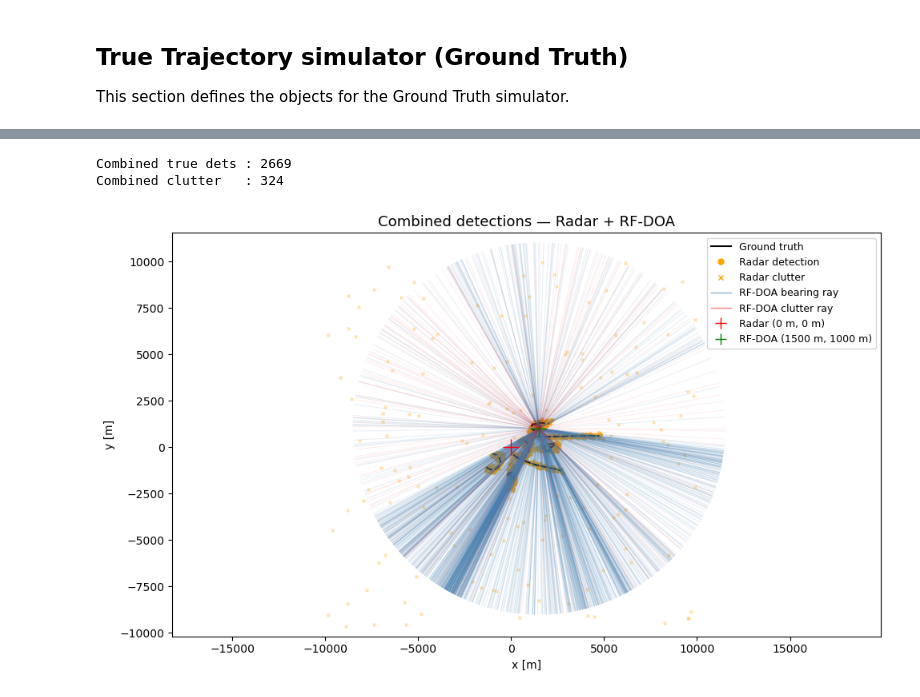
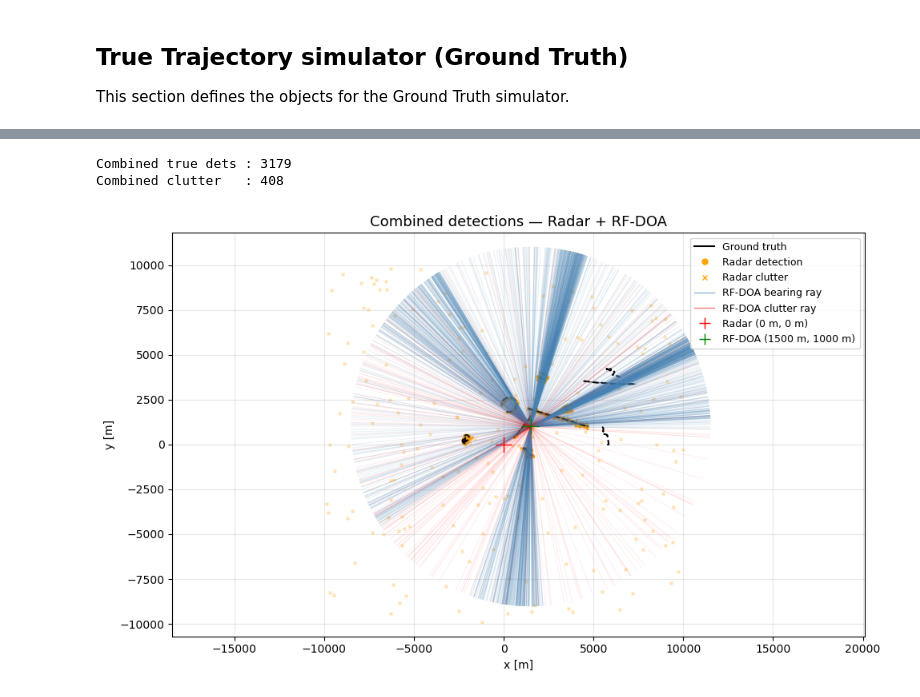
Before and after one commit to UmbertoMaffei/Multi-Sensor-Data-Fusion-for-Multi-Target-Drone-Tracking-in-Counter-UAS-Applications, a Jupyter notebook: SS_examples/RF_RADAR_Ex_v3.ipynb, the cells around one changed output, grey strips where cells are left out. Drawn from its saved outputs; the diff is of its cells as text; code cells hidden in the pictures.

Commit message:
GT, UKU and final plots bug fixes. Other improvements.

```diff
--- a/SS_examples/RF_RADAR_Ex_v3.ipynb
+++ b/SS_examples/RF_RADAR_Ex_v3.ipynb
@@ -52,13 +52,13 @@ from stonesoup.initiator.base import Initiator
 ## Ground Truth Simulation params
 
 start_time = datetime.now()
-np.random.seed(49)
-random.seed(54)
+np.random.seed(16)
+random.seed(457)
 
-initial_number_targets = 2 # initial number of target
-birth_rate = 0          # new target spawn probability at each timestamp
+initial_number_targets = 3 # initial number of target
+birth_rate = 0         # new target spawn probability at each timestamp
 death_probability = 0  # death probability at each timestamp
-num_steps = 200         # simulated steps
+num_steps = 250        # simulated steps
 # %% [markdown]
 ## Sensor parameters
 
@@ -316,34 +316,37 @@ transition_model_cnstvel = CombinedGaussianTransitionModel([
 
 
 def make_random_initial_state(seed=None):
+
     if seed is not None:
         np.random.seed(seed)
 
     # Valori nominali
-    pos_nominal_xy = 0
-    pos_nominal_z = 2000
+    pos_nominal_x = 1500
+    pos_nominal_y = 1800
+    pos_nominal_z = 500
     vel_nominal_xy = 0
     vel_nominal_z = 3
 
     # Perturbazioni (sigma della posizione e velocità)
-    pos_std_xy = 600
+    pos_std_x = 2000
+    pos_std_y = 2000
     pos_std_z = 300
     vel_std_xy = 5
     vel_std_z = 1
 
     state_vec = StateVector([
 
-        [pos_nominal_xy + np.random.normal(0, pos_std_xy)],
+        [pos_nominal_x + np.random.normal(0, pos_std_x)],
         [vel_nominal_xy + np.random.normal(0, vel_std_xy)],
-        [pos_nominal_xy + np.random.normal(0, pos_std_xy)],
+        [pos_nominal_y + np.random.normal(0, pos_std_x)],
         [vel_nominal_xy + np.random.normal(0, vel_std_xy)],
         [pos_nominal_z + np.random.normal(0, pos_std_z)],
         [vel_nominal_z  + np.random.normal(0, vel_std_z)],
     ])
 
-    covar = CovarianceMatrix(np.diag([500, 5, 500, 2, 300, 2]))
+    covar = CovarianceMatrix(np.diag([1500, 5, 1500, 2, 300, 2]))
 
-    return GaussianState(state_vector=state_vec, covar=covar)
+    return GaussianState(state_vector = state_vec, covar = covar)
 
 
 
@@ -351,7 +354,7 @@ def make_random_initial_state(seed=None):
 
 gt_simulator_spiral = SingleTargetGroundTruthSimulator(
     transition_model = transition_model_spiral,
-    initial_state = make_random_initial_state(305),
+    initial_state = make_random_initial_state(35),
     timestep = timedelta(seconds = 1),
     number_steps = num_steps
 )
@@ -363,7 +366,7 @@ model_probs = np.array([[0.7, 0.3],   # da modello 0: rimani su 0, passa a 1
 gt_simulator_csntvel = MultiTargetGroundTruthSimulator(
 
     transition_model = transition_model_cnstvel,
-    initial_state = make_random_initial_state(4006),
+    initial_state = make_random_initial_state(46),
     timestep = timedelta(seconds = 1),
     initial_number_targets = initial_number_targets,
     number_steps = num_steps,
@@ -375,7 +378,7 @@ gt_simulator_csntvel = MultiTargetGroundTruthSimulator(
 gt_simulator_knwtr = MultiTargetGroundTruthSimulator(
 
     transition_model = transition_model_knwturnrt_sm,
-    initial_state = make_random_initial_state(6),
+    initial_state = make_random_initial_state(752),
     timestep = timedelta(seconds = 1),
     initial_number_targets = initial_number_targets,
     number_steps = num_steps,
@@ -388,7 +391,7 @@ gt_simulator_mixed = SwitchMultiTargetGroundTruthSimulator(
 
     transition_models = [transition_model_knwturnrt, transition_model_cnstvel],
     model_probs = model_probs,
-    initial_state = make_random_initial_state(678),
+    initial_state = make_random_initial_state(182),
     timestep = timedelta(seconds = 1),
     initial_number_targets = initial_number_targets,
     number_steps = num_steps,
@@ -426,8 +429,8 @@ rfdoa_sim = PlatformDetectionSimulator(
 
 # splitting the simulation for next steps
 
-radar_plotting, radar_detector, radar_for_combined = tee(radar_sim, 3)
-rfdoa_plotting, rfdoa_detector, rfdoa_for_combined = tee(rfdoa_sim, 3)
+radar_plotting, radar_for_combined = tee(radar_sim, 2)
+rfdoa_plotting, rfdoa_for_combined = tee(rfdoa_sim, 2)
 # %%
 ## Collect detections and truths for plotting
 
@@ -899,8 +900,8 @@ combined_clutter = {d for d in combined_detections if isinstance(d, Clutter)}
 print(f'Combined true dets : {len(combined_true)}')
 print(f'Combined clutter   : {len(combined_clutter)}')
 # %% [output]
-Combined true dets : 2669
-Combined clutter   : 324
+Combined true dets : 3179
+Combined clutter   : 408
 # %%
 ## Plot the union of measurements
 
@@ -928,7 +929,7 @@ rfdoa_cl = {d for d in combined_clutter if isinstance(d.measurement_model, Carte
 
 if radar_c:
     rxs, rys = zip(*[spherical_to_xy(d) for d in radar_c])
-    plotter.ax.scatter(rxs, rys, s=6, c='orange', alpha=0.5, label='Radar detections')
+    plotter.ax.scatter(rxs, rys, s=2, c='orange', alpha=0.5, label='Radar detections')
 
 if radar_cl:
     cxs, cys = zip(*[spherical_to_xy(d) for d in radar_cl])
@@ -938,35 +939,35 @@ if radar_cl:
 
 RAY_LEN = 10_000
 
 for det in rfdoa_c:
     b = float(det.state_vector[0])
     plotter.ax.plot([1500, 1500 + RAY_LEN*np.cos(b)], [1000, 1000 + RAY_LEN*np.sin(b)],
             color='steelblue', alpha=0.12, linewidth=0.7)
 
 for det in rfdoa_cl:
     b = float(det.state_vector[0])
     plotter.ax.plot([1500, 1500 + RAY_LEN*np.cos(b)], [1000, 1000 + RAY_LEN*np.sin(b)],
             color='red', alpha=0.08, linewidth=0.6)
 
 # Platform
 plotter.ax.plot(0, 0, 'r+', markersize=14, zorder=5)
 plotter.ax.plot(1500, 1000, 'g+', markersize=14, zorder=5)
 
 legend_elems = [
     Line2D([0],[0], color='black',     lw=1.5,               label='Ground truth'),
     Line2D([0],[0], color='orange',    lw=0, marker='o', ms=5, label='Radar detection'),
     Line2D([0],[0], color='orange',    lw=0, marker='x', ms=5, label='Radar clutter'),
     Line2D([0],[0], color='steelblue', lw=1, alpha=0.6,      label='RF-DOA bearing ray'),
     Line2D([0],[0], color='red',       lw=1, alpha=0.5,      label='RF-DOA clutter ray'),
     Line2D([0],[0], color='red',     lw=0, marker='+', ms=10, label='Radar (0 m, 0 m)'),
     Line2D([0],[0], color='green',     lw=0, marker='+', ms=10, label='RF-DOA (1500 m, 1000 m)'),
 ]
 plotter.ax.legend(handles=legend_elems, loc='upper right', fontsize=9)
-ax.grid(True, alpha = 0.3)
+plotter.ax.grid(True, alpha = 0.3)
 plt.tight_layout()
 plt.show()
 # %% [output]
-[figure, old version]
+[figure, new version]
 # %%
 ## Setup the tracking algorithm
 
```
Also changed, not shown: parts of 19 cells of this notebook.
